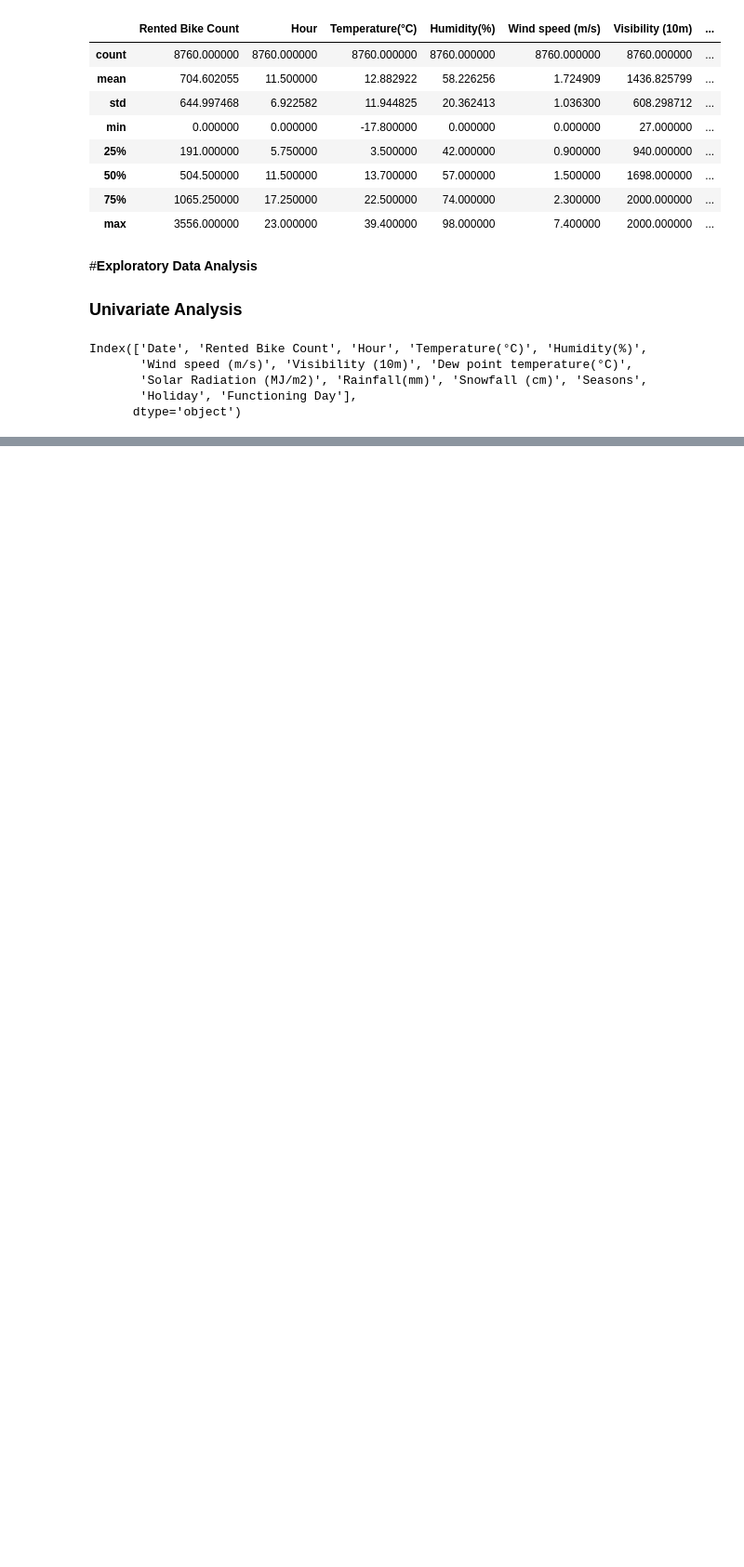
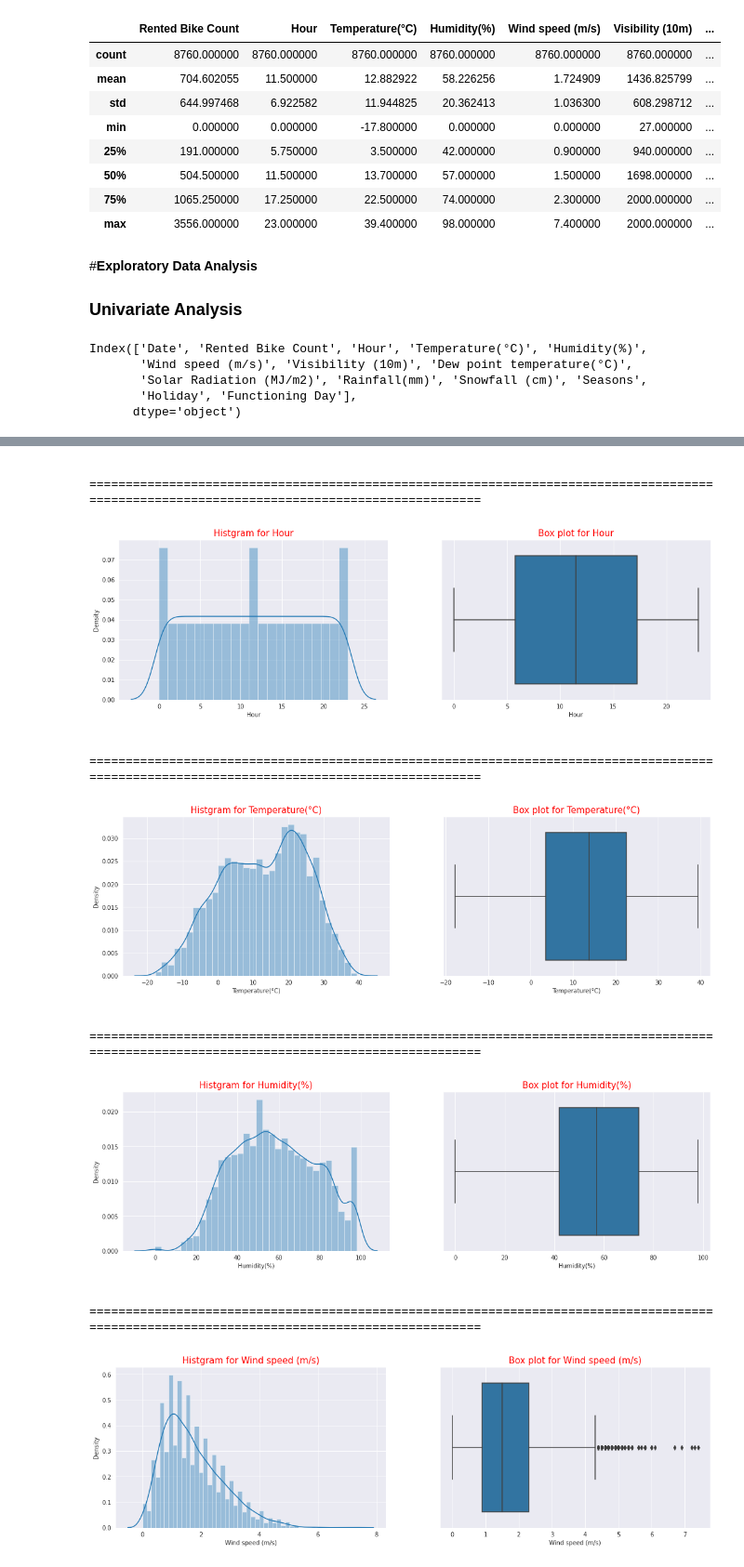
Before and after one commit to Ramesh9394/Portfolio_DS, a Jupyter notebook: Bike_Sharing_Demand_Prediction_Capstone_Project.ipynb, the cells around one changed output, grey strips where cells are left out. Shown at 93% size. Cells and saved outputs as stored; diff of their text form; code cells hidden in the pictures; blank space fills up the shorter version.

```diff
--- a/Bike_Sharing_Demand_Prediction_Capstone_Project.ipynb
+++ b/Bike_Sharing_Demand_Prediction_Capstone_Project.ipynb
@@ -146,0 +150,4 @@ Index(['Rented Bike Count', 'Hour', 'Temperature(°C)', 'Humidity(%)',
+# %%
+# remove target variable from num_cols list
+num_col.remove('Rented Bike Count')
+num_col
@@ -153,0 +226,26 @@ plt.show()
+# %%
+# Lets plot kde plot for all numerical columns along with boxplots
+for cols in num_col:
+  plt.figure(figsize=(18,5))
+  # Kde plot
+  plt.subplot(1,2,1)
+  sns.distplot(bikes[cols])
+  plt.title('Histgram for {}'.format(cols), color='red', fontsize=15)
+
+  # Print sepeartor
+  print("\n",'='*140,"\n")
+
+  # Box plot
+  plt.subplot(1,2,2)
+  sns.boxplot(bikes[cols])
+  plt.title('Box plot for {}'.format(cols), color='red', fontsize=15)
+  plt.show()
+# %% [output]
+ ============================================================================================================================================
+[figure, added]
+ ============================================================================================================================================
+[figure, added]
+ ============================================================================================================================================
+[figure, added]
+ ============================================================================================================================================
+[figure, added]
```
Also changed, not shown: parts of 18 cells of this notebook.
